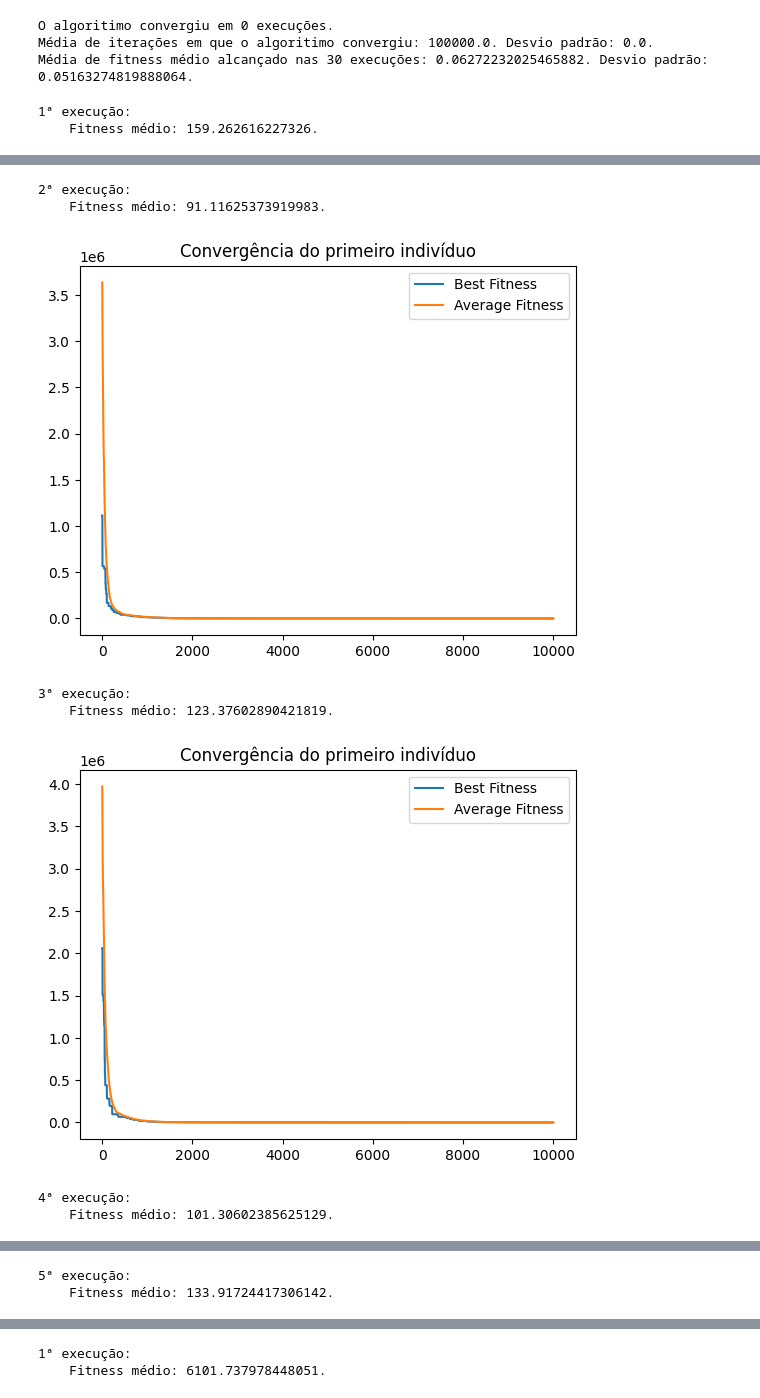
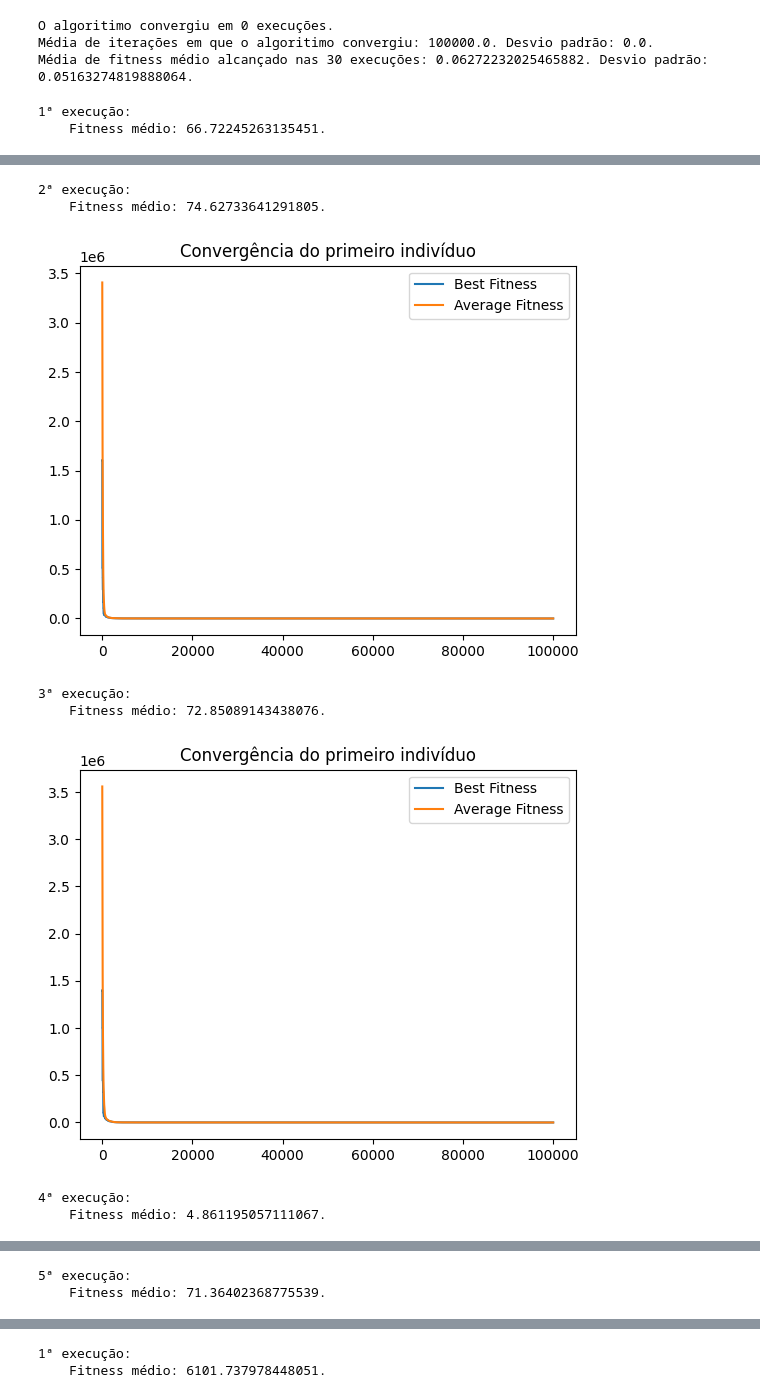
Before and after one commit to ajtfj/functions-optmization-GA, a Jupyter notebook: analysis.ipynb, the cells around one changed output, grey strips where cells are left out. Drawn from its saved outputs; the diff is of its cells as text; code cells hidden in the pictures.

Commit message:
test rosenbrock function

```diff
--- a/analysis.ipynb
+++ b/analysis.ipynb
@@ -8,7 +8,7 @@ from SchwefelOptimization import SchwefelOptimization
 import numpy as np
 import matplotlib.pyplot as plt
 # %%
-def analyse(optimization: Optimization, evaluations=10000):
+def analyse(optimization: Optimization, evaluations=100000):
     convergedCount = 0
     runEvaluation = []
     runFitness = []
@@ -98,12 +98,12 @@ Média de fitness médio alcançado nas 30 execuções: 0.06272232025465882. Des
 # %%
 rosenbrockOptimization = RosenbrockOptimization(
     dimension = 30,
-    population_size = 50,
+    population_size = 100,
     mutate_rate = 0.4,
     crossover_rate = 0.9,
     gene_mutation_rate=0.1,
 )
-analyse(rosenbrockOptimization)
+analyse(rosenbrockOptimization, 100000)
 # %% [output]
 1ª execução:
-    Fitness médio: 159.262616227326.
+    Fitness médio: 66.72245263135451.
@@ -111,8 +111,8 @@ analyse(rosenbrockOptimization)
 2ª execução:
-    Fitness médio: 91.11625373919983.
+    Fitness médio: 74.62733641291805.
-[figure, old version]
+[figure, new version]
 3ª execução:
-    Fitness médio: 123.37602890421819.
+    Fitness médio: 72.85089143438076.
-[figure, old version]
+[figure, new version]
 4ª execução:
-    Fitness médio: 101.30602385625129.
+    Fitness médio: 4.861195057111067.
@@ -120,2 +120,2 @@ analyse(rosenbrockOptimization)
 5ª execução:
-    Fitness médio: 133.91724417306142.
+    Fitness médio: 71.36402368775539.
```
Also changed, not shown: parts of 2 cells of this notebook, 1 other file.
